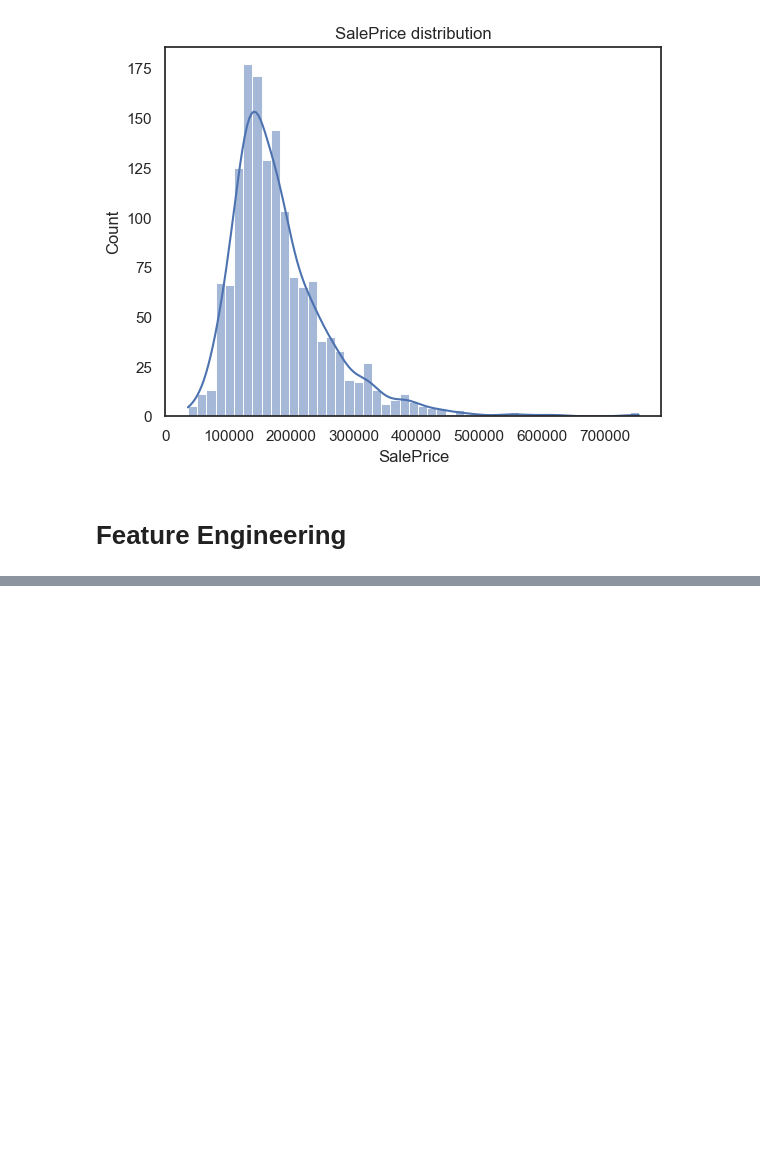
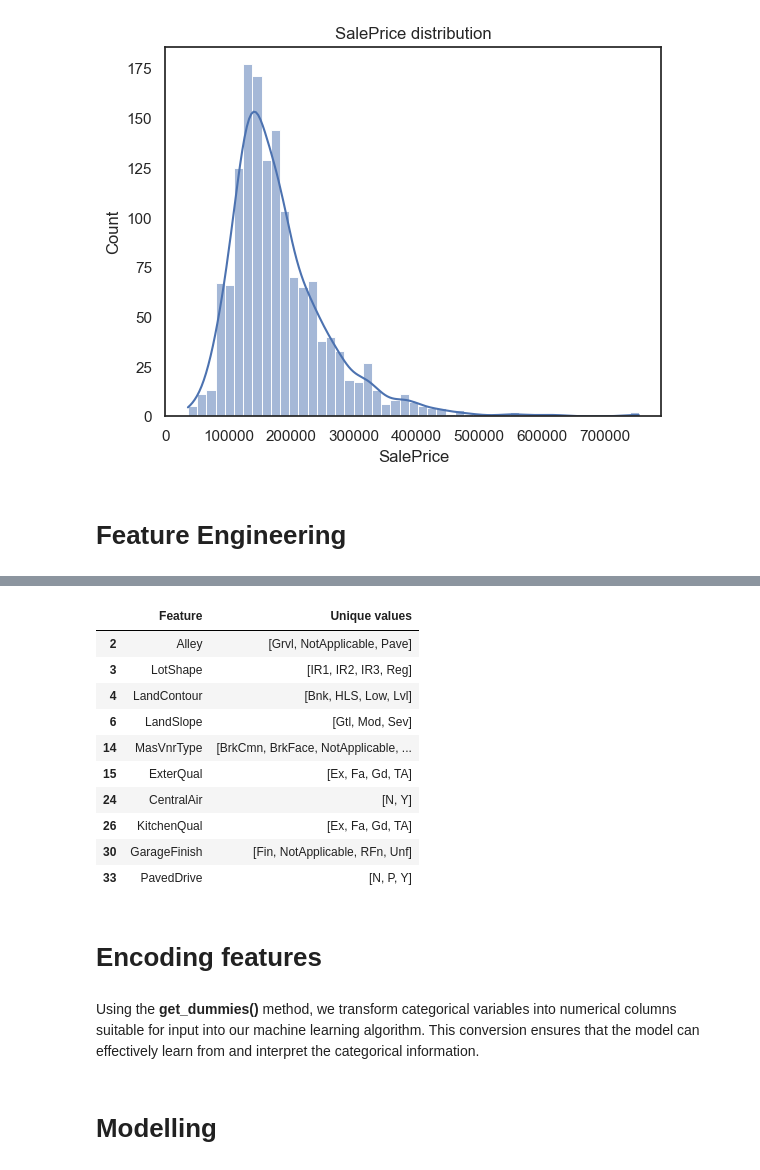
Before and after one commit to Maksym-Kryvenko/House_Prices, a Jupyter notebook: main.ipynb, the cells around one changed output, grey strips where cells are left out. Drawn from its saved outputs; the diff is of its cells as text; code cells hidden in the pictures; blank space fills up the shorter version.

Commit message:
Added new features and encoding

```diff
--- a/main.ipynb
+++ b/main.ipynb
@@ -407,0 +422,14 @@ plt.show()
+# %%
+feature_df[feature_df['Unique values'].apply(len) < 5]
+# %% [output]
+|  | Feature | Unique values |
+| 2 | Alley | [Grvl, NotApplicable, Pave] |
+| 3 | LotShape | [IR1, IR2, IR3, Reg] |
+| 4 | LandContour | [Bnk, HLS, Low, Lvl] |
+| 6 | LandSlope | [Gtl, Mod, Sev] |
+| 14 | MasVnrType | [BrkCmn, BrkFace, NotApplicable, ... |
+| 15 | ExterQual | [Ex, Fa, Gd, TA] |
+| 24 | CentralAir | [N, Y] |
+| 26 | KitchenQual | [Ex, Fa, Gd, TA] |
+| 30 | GarageFinish | [Fin, NotApplicable, RFn, Unf] |
+| 33 | PavedDrive | [N, P, Y] |
@@ -407,0 +439,4 @@ plt.show()
+# %% [markdown]
+# Encoding features
+# %% [markdown]
+Using the <b>get_dummies()</b> method, we transform categorical variables into numerical columns suitable for input into our machine learning algorithm. This conversion ensures that the model can effectively learn from and interpret the categorical information.
@@ -407,0 +445,2 @@ plt.show()
+# %% [markdown]
+# Modelling
```
Also changed, not shown: parts of 5 cells of this notebook.
